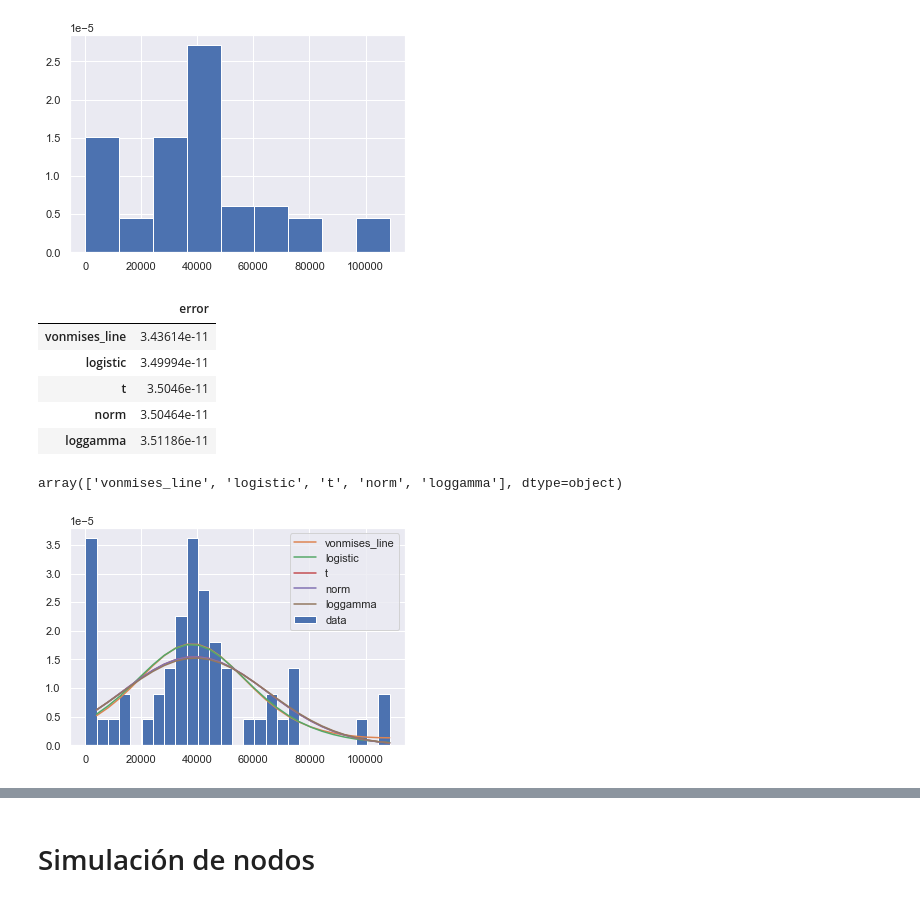
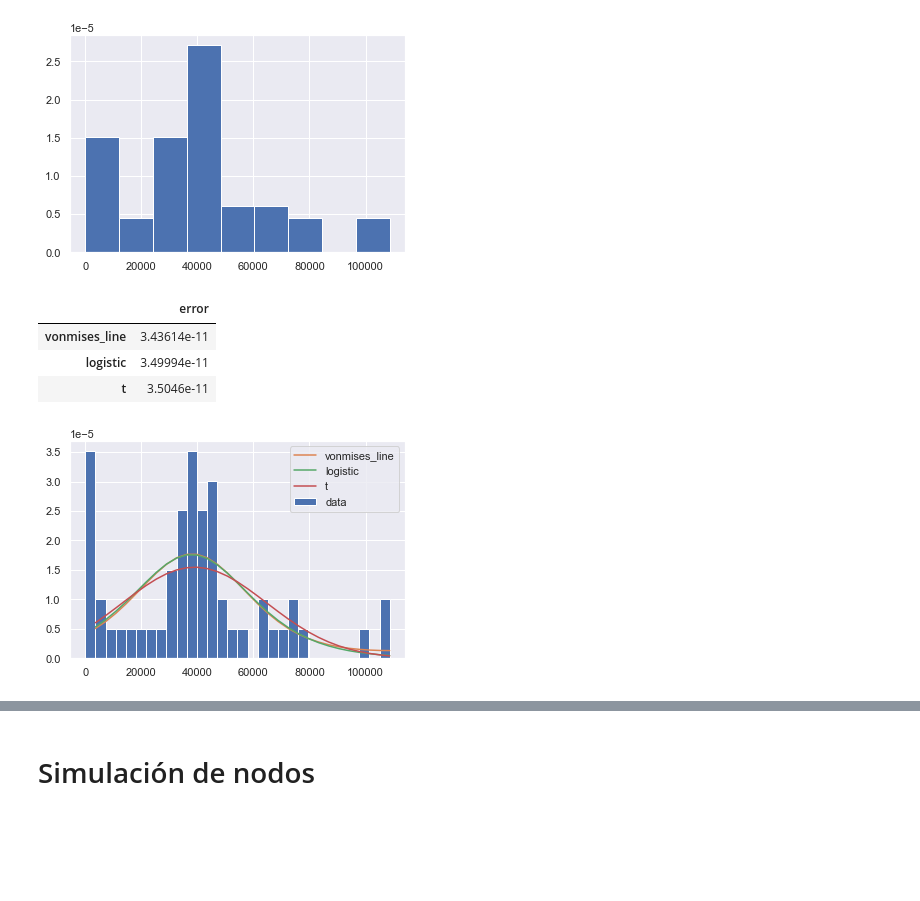
Before and after one commit to Miriam1999/proyecto_modulo1, a Jupyter notebook: ProyectoModulo1_MedellínM_OrtizM.ipynb, the cells around one changed output, grey strips where cells are left out. Saved outputs shown, nothing was run; the diff lists cells and outputs as text; code cells hidden in the pictures; blank space fills up the shorter version.

```diff
--- a/ProyectoModulo1_MedellínM_OrtizM.ipynb
+++ b/ProyectoModulo1_MedellínM_OrtizM.ipynb
@@ -246,34 +250,28 @@ for d in dist:
 [figure]
 # %%
 best = error.sort_values(by='error')
-best.head(5)
+best.head(3)
 # %% [output]
 |  | error |
 | vonmises_line | 3.43614e-11 |
 | logistic | 3.49994e-11 |
 | t | 3.5046e-11 |
-| norm | 3.50464e-11 |
-| loggamma | 3.51186e-11 |
-# %%
-best.head(5).index.values
-# %% [output]
-array(['vonmises_line', 'logistic', 't', 'norm', 'loggamma'], dtype=object)
 # %%
 # Tratar de ajustar una distribución de probabilidad existente a un conjunto de datos
 # (método 'fit' stats) y método 'dir' python
 data = np.array(data_confirmados).flatten()
-y,x, _ = plt.hist(data, bins= (1 + int(np.log2(len(data))))+21,density=True,label='data')
+y,x, _ = plt.hist(data, bins= 30,density=True,label='data')
 x = x[1:]
-dist = best.head(5).index.values
+dist = best.head(3).index.values
 error = pd.DataFrame(index=dist,columns=['error'])
 
 for d in dist:
     params = getattr(st,d).fit(data)
     y_hat = getattr(st, d)(*params).pdf(x)
     error.loc[d] = ((y - y_hat)**2).mean()
     plt.plot(x,y_hat,label=d)
 
 plt.legend()
 plt.show()
 # %% [output]
-[figure, old version]
+[figure, new version]
```
Also changed, not shown: parts of 11 cells of this notebook.
